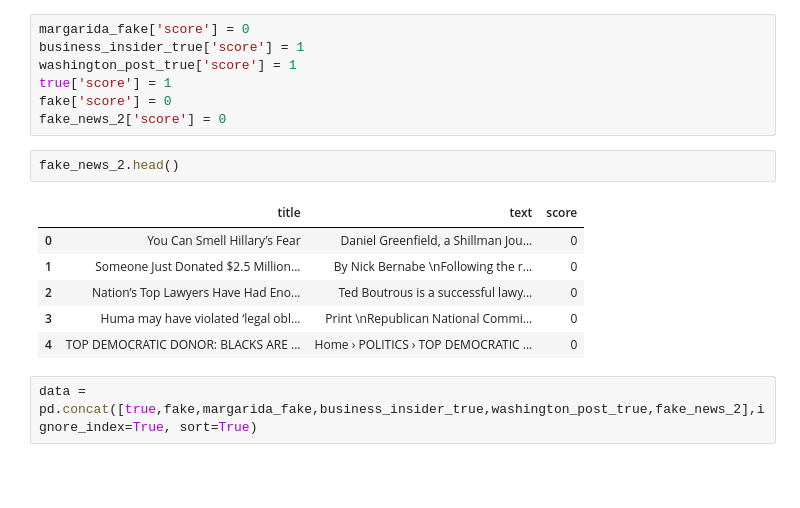
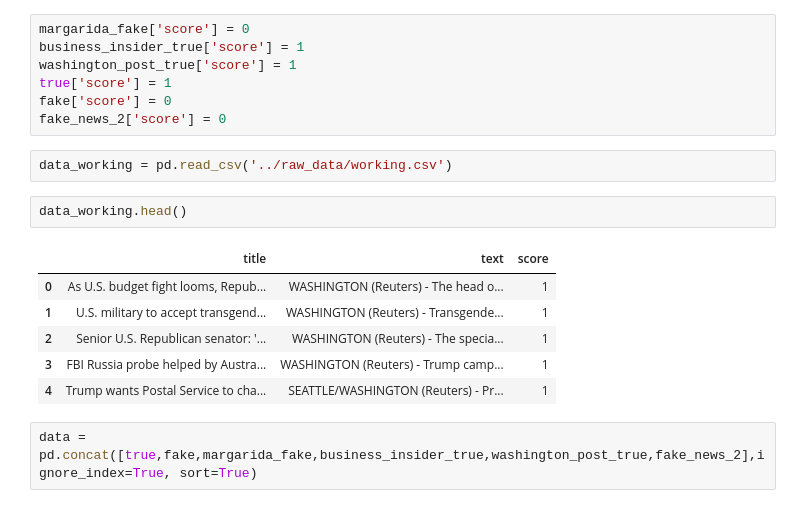
Before and after one commit to LiamCafffrey/FakeNews, a Jupyter notebook: notebooks/Neural_network_nico.ipynb, the cells around one changed output. Saved outputs shown, nothing was run; the diff lists cells and outputs as text; blank space fills up the shorter version.

```diff
--- a/notebooks/Neural_network_nico.ipynb
+++ b/notebooks/Neural_network_nico.ipynb
@@ -166,15 +166,17 @@ washington_post_true['score'] = 1
 true['score'] = 1
 fake['score'] = 0
 fake_news_2['score'] = 0
+# %%
+data_working = pd.read_csv('../raw_data/working.csv')
 # %%
-fake_news_2.head()
+data_working.head()
 # %% [output]
 |  | title | text | score |
-| 0 | You Can Smell Hillary’s Fear | Daniel Greenfield, a Shillman Jou... | 0 |
-| 1 | Someone Just Donated $2.5 Million... | By Nick Bernabe \nFollowing the r... | 0 |
-| 2 | Nation’s Top Lawyers Have Had Eno... | Ted Boutrous is a successful lawy... | 0 |
-| 3 | Huma may have violated ‘legal obl... | Print \nRepublican National Commi... | 0 |
-| 4 | TOP DEMOCRATIC DONOR: BLACKS ARE ... | Home › POLITICS › TOP DEMOCRATIC ... | 0 |
+| 0 | As U.S. budget fight looms, Repub... | WASHINGTON (Reuters) - The head o... | 1 |
+| 1 | U.S. military to accept transgend... | WASHINGTON (Reuters) - Transgende... | 1 |
+| 2 | Senior U.S. Republican senator: '... | WASHINGTON (Reuters) - The specia... | 1 |
+| 3 | FBI Russia probe helped by Austra... | WASHINGTON (Reuters) - Trump camp... | 1 |
+| 4 | Trump wants Postal Service to cha... | SEATTLE/WASHINGTON (Reuters) - Pr... | 1 |
 # %%
 data = pd.concat([true,fake,margarida_fake,business_insider_true,washington_post_true,fake_news_2],ignore_index=True, sort=True)
 # %%
```
Also changed, not shown: parts of 37 cells of this notebook, 5 other files.
